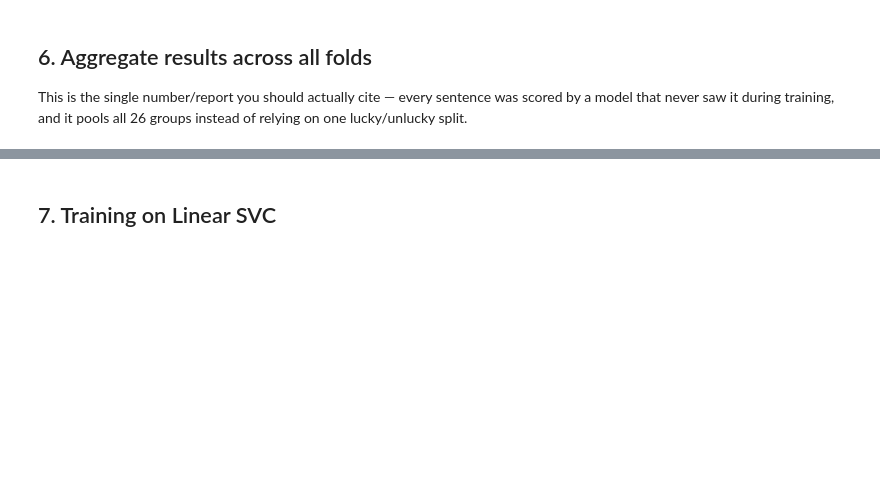
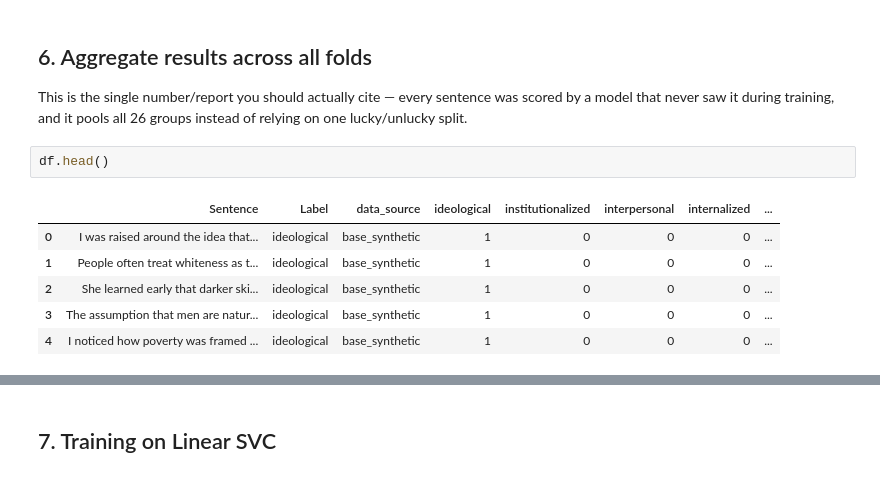
Before and after one commit to ritvik-123/EMP-Project, a Jupyter notebook: Module_1_SmallData_Rework.ipynb, the cells around one changed output, grey strips where cells are left out. Saved outputs shown, nothing was run; the diff lists cells and outputs as text; blank space fills up the shorter version.

```diff
--- a/Module_1_SmallData_Rework.ipynb
+++ b/Module_1_SmallData_Rework.ipynb
@@ -267,6 +280,15 @@ Classes: ['ideological' 'institutionalized' 'internalized' 'interpersonal']
 This is the single number/report you should actually cite — every sentence
 was scored by a model that never saw it during training, and it pools all
 26 groups instead of relying on one lucky/unlucky split.
+# %%
+df.head()
+# %% [output]
+|  | Sentence | Label | data_source | ideological | institutionalized | interpersonal | internalized | ... |
+| 0 | I was raised around the idea that... | ideological | base_synthetic | 1 | 0 | 0 | 0 | ... |
+| 1 | People often treat whiteness as t... | ideological | base_synthetic | 1 | 0 | 0 | 0 | ... |
+| 2 | She learned early that darker ski... | ideological | base_synthetic | 1 | 0 | 0 | 0 | ... |
+| 3 | The assumption that men are natur... | ideological | base_synthetic | 1 | 0 | 0 | 0 | ... |
+| 4 | I noticed how poverty was framed ... | ideological | base_synthetic | 1 | 0 | 0 | 0 | ... |
 # %%
 # --- Pooled out-of-fold evaluation -------------------------------------------
 oof_preds_lr = (oof_proba_lr >= THRESHOLD).astype(int)   # threshold the pooled probabilities into 0/1
```
Also changed, not shown: parts of 24 cells of this notebook.
